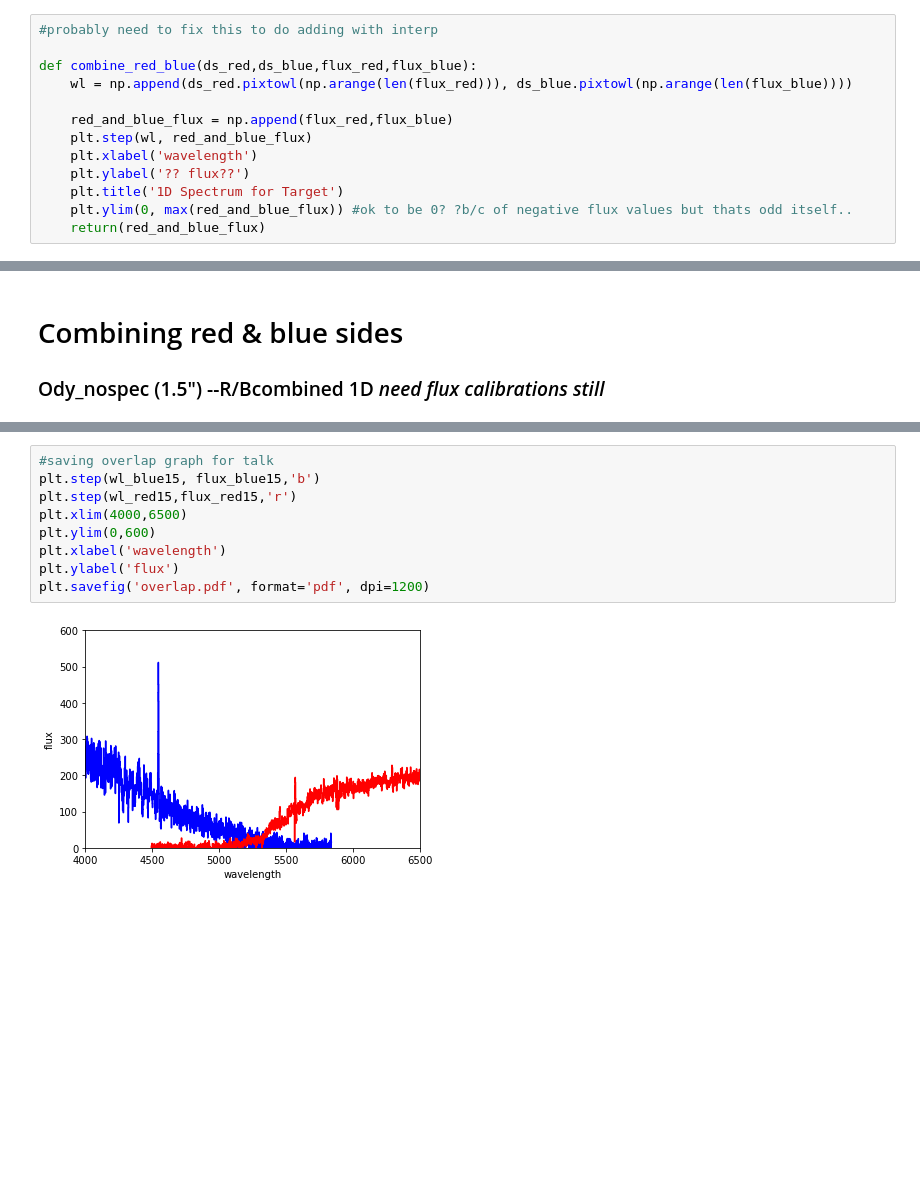
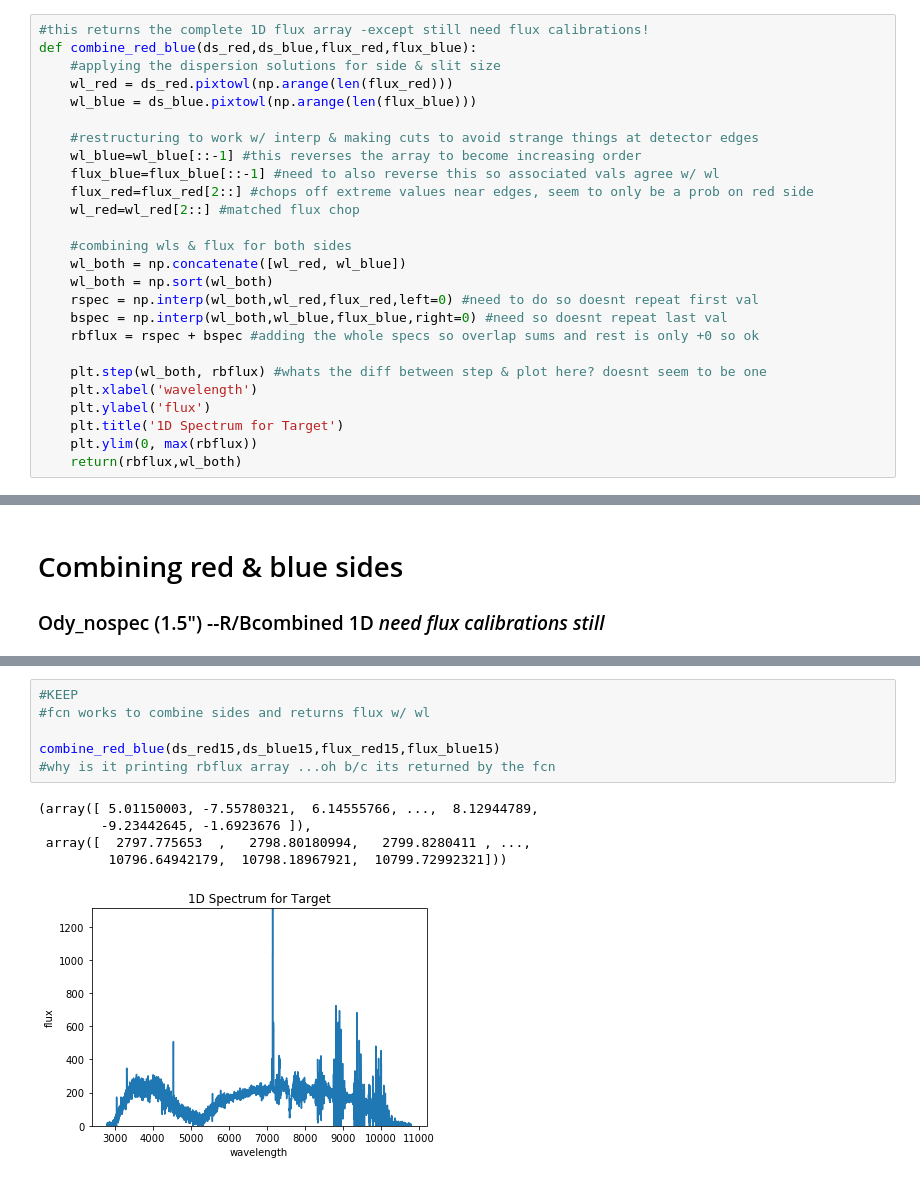
Before and after one commit to deerow22/data_reduction_scrap, a Jupyter notebook: Data_Reduction_Pipeline_BETTERmiddle.ipynb, the cells around one changed output, grey strips where cells are left out. Saved outputs shown, nothing was run; the diff lists cells and outputs as text; blank space fills up the shorter version.

```diff
--- a/Data_Reduction_Pipeline_BETTERmiddle.ipynb
+++ b/Data_Reduction_Pipeline_BETTERmiddle.ipynb
@@ -254,19 +259,32 @@ def sky_subtract(targetID,skyaps,ds,all_side_files,atlasfiles):
 
 
     return (flux, unc)
-# %%
-#probably need to fix this to do adding with interp
-
-def combine_red_blue(ds_red,ds_blue,flux_red,flux_blue):
-    wl = np.append(ds_red.pixtowl(np.arange(len(flux_red))), ds_blue.pixtowl(np.arange(len(flux_blue))))
-
-    red_and_blue_flux = np.append(flux_red,flux_blue)
-    plt.step(wl, red_and_blue_flux)
-    plt.xlabel('wavelength')
-    plt.ylabel('?? flux??')
-    plt.title('1D Spectrum for Target')
-    plt.ylim(0, max(red_and_blue_flux)) #ok to be 0? ?b/c of negative flux values but thats odd itself..
-    return(red_and_blue_flux)
+# %%
+#this returns the complete 1D flux array -except still need flux calibrations!
+def combine_red_blue(ds_red,ds_blue,flux_red,flux_blue):
+    #applying the dispersion solutions for side & slit size
+    wl_red = ds_red.pixtowl(np.arange(len(flux_red)))
+    wl_blue = ds_blue.pixtowl(np.arange(len(flux_blue)))
+
+    #restructuring to work w/ interp & making cuts to avoid strange things at detector edges
+    wl_blue=wl_blue[::-1] #this reverses the array to become increasing order
+    flux_blue=flux_blue[::-1] #need to also reverse this so associated vals agree w/ wl
+    flux_red=flux_red[2::] #chops off extreme values near edges, seem to only be a prob on red side
+    wl_red=wl_red[2::] #matched flux chop
+
+    #combining wls & flux for both sides
+    wl_both = np.concatenate([wl_red, wl_blue])
+    wl_both = np.sort(wl_both)
+    rspec = np.interp(wl_both,wl_red,flux_red,left=0) #need to do so doesnt repeat first val
+    bspec = np.interp(wl_both,wl_blue,flux_blue,right=0) #need so doesnt repeat last val
+    rbflux = rspec + bspec #adding the whole specs so overlap sums and rest is only +0 so ok
+
+    plt.step(wl_both, rbflux) #whats the diff between step & plot here? doesnt seem to be one
+    plt.xlabel('wavelength')
+    plt.ylabel('flux')
+    plt.title('1D Spectrum for Target')
+    plt.ylim(0, max(rbflux))
+    return(rbflux,wl_both)
 # %%
 #work on this using a centroid method
 
@@ -566,13 +602,14 @@ plt.savefig('added_overlap.pdf', format='pdf', dpi=1200)
-# %%
-#saving overlap graph for talk
-plt.step(wl_blue15, flux_blue15,'b')
-plt.step(wl_red15,flux_red15,'r')
-plt.xlim(4000,6500)
-plt.ylim(0,600)
-plt.xlabel('wavelength')
-plt.ylabel('flux')
-plt.savefig('overlap.pdf', format='pdf', dpi=1200)
-# %% [output]
-[figure, removed]
+# %%
+#KEEP
+#fcn works to combine sides and returns flux w/ wl
+
+combine_red_blue(ds_red15,ds_blue15,flux_red15,flux_blue15)
+#why is it printing rbflux array ...oh b/c its returned by the fcn
+# %% [output]
+(array([ 5.01150003, -7.55780321,  6.14555766, ...,  8.12944789,
+        -9.23442645, -1.6923676 ]),
+ array([  2797.775653  ,   2798.80180994,   2799.8280411 , ...,
+         10796.64942179,  10798.18967921,  10799.72992321]))
+[figure, added]
 # %%
 #saving stuff here incase git fucks me over
```
Also changed, not shown: parts of 9 cells of this notebook, 1 other file.
